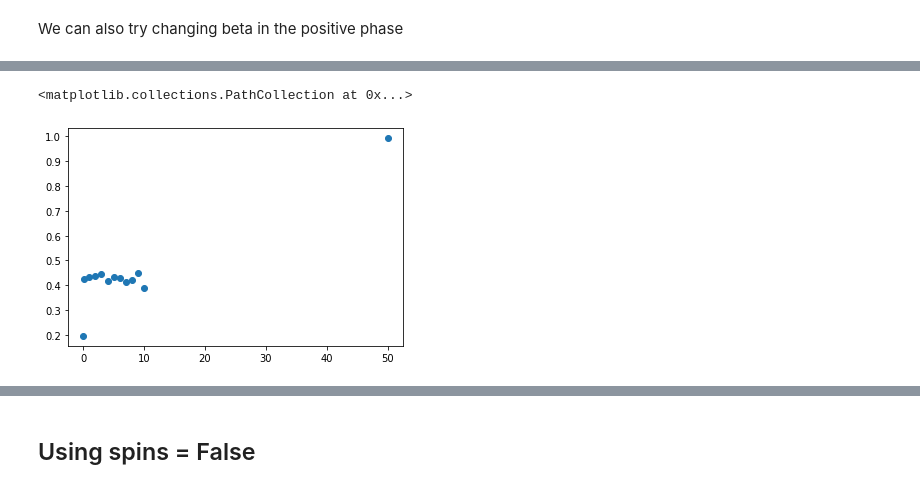
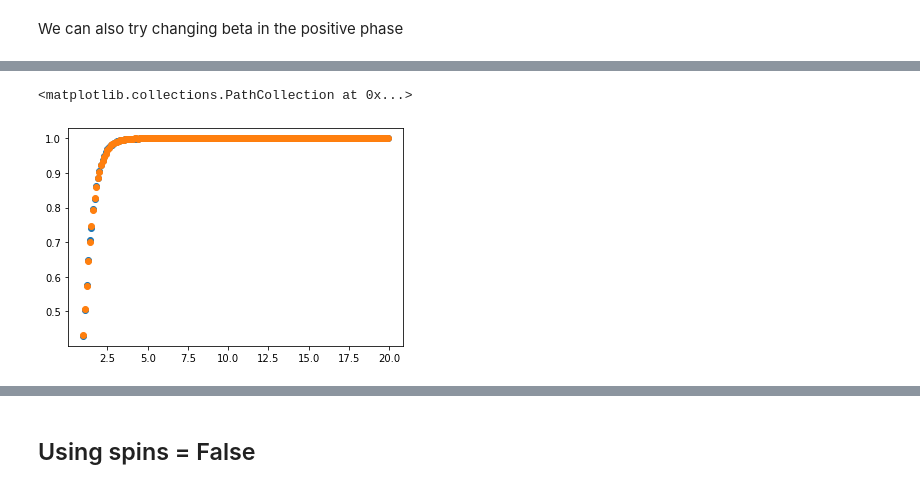
Before and after one commit to LorenzoBuriola/LoCP_moduleB, a Jupyter notebook: Week5/FPGheArt_exercise5.ipynb, the cells around one changed output, grey strips where cells are left out. Drawn from its saved outputs; the diff is of its cells as text; code cells hidden in the pictures.

```diff
--- a/Week5/FPGheArt_exercise5.ipynb
+++ b/Week5/FPGheArt_exercise5.ipynb
@@ -123,8 +133,6 @@ betas = [0.01, 0.1, 1, 2,3,4,5,6,7,8,9, 10, 50]
+# %%
+betas = list(np.arange(1,20,0.1))
 # %%
-scores = []
+scores_b = []
 for beta in betas:
-    print('beta = ', beta)
-    my_rbm = rbm.RBM(M=2, beta = beta)
-
-    my_rbm.fit(v)
-    scores.append(my_rbm.score(v,seq))
+    scores_b.append(my_rbm.score(v,seq, beta = beta))
@@ -150,10 +139,2 @@ plt.scatter(betas, scores)
 # %% [markdown]
 We can also try changing beta in the positive phase
-# %%
-scores = []
-for beta in betas:
-    print('beta = ', beta)
-    my_rbm = rbm.RBM(M=2, beta = beta, beta_h = beta)
-
-    my_rbm.fit(v)
-    scores.append(my_rbm.score(v,seq))
@@ -174,5 +141,10 @@ beta =  50
+# %%
+scores_bh = []
+for beta in betas:
+    scores_bh.append(my_rbm.score(v,seq, beta = beta, beta_h = beta))
 # %%
-plt.scatter(betas, scores)
+plt.scatter(betas, scores_bh)
+plt.scatter(betas, scores_b)
 # %% [output]
 <matplotlib.collections.PathCollection at 0x...>
-[figure, old version]
+[figure, new version]
```
Also changed, not shown: parts of 24 cells of this notebook, 8 other files.
